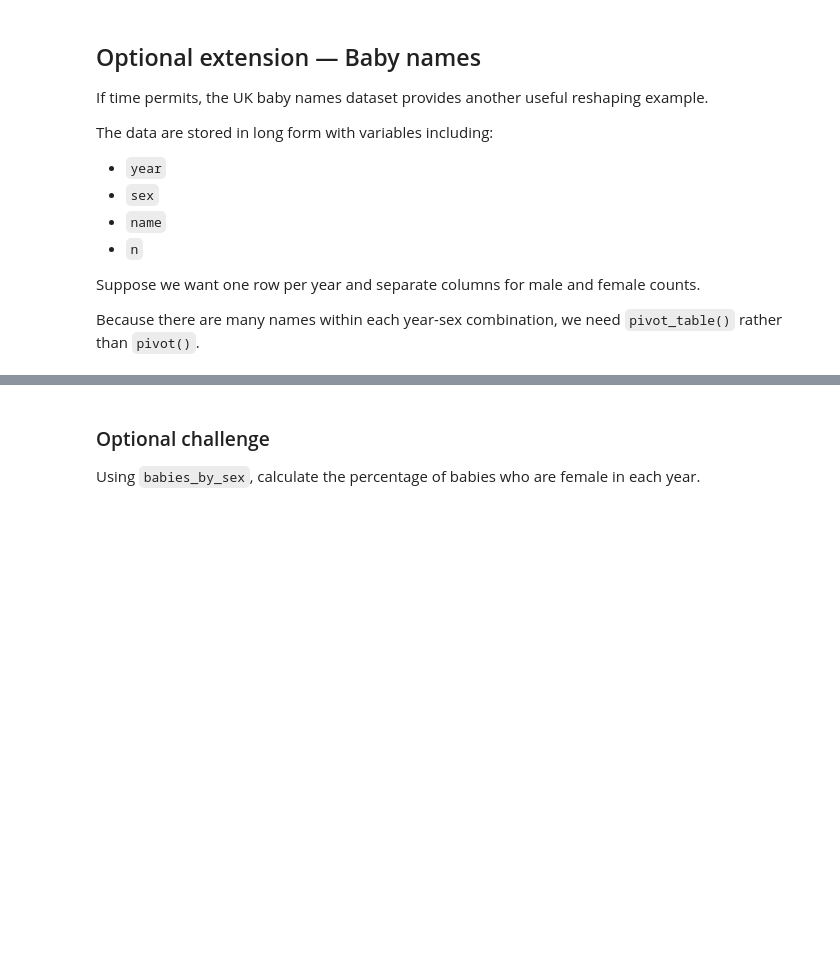
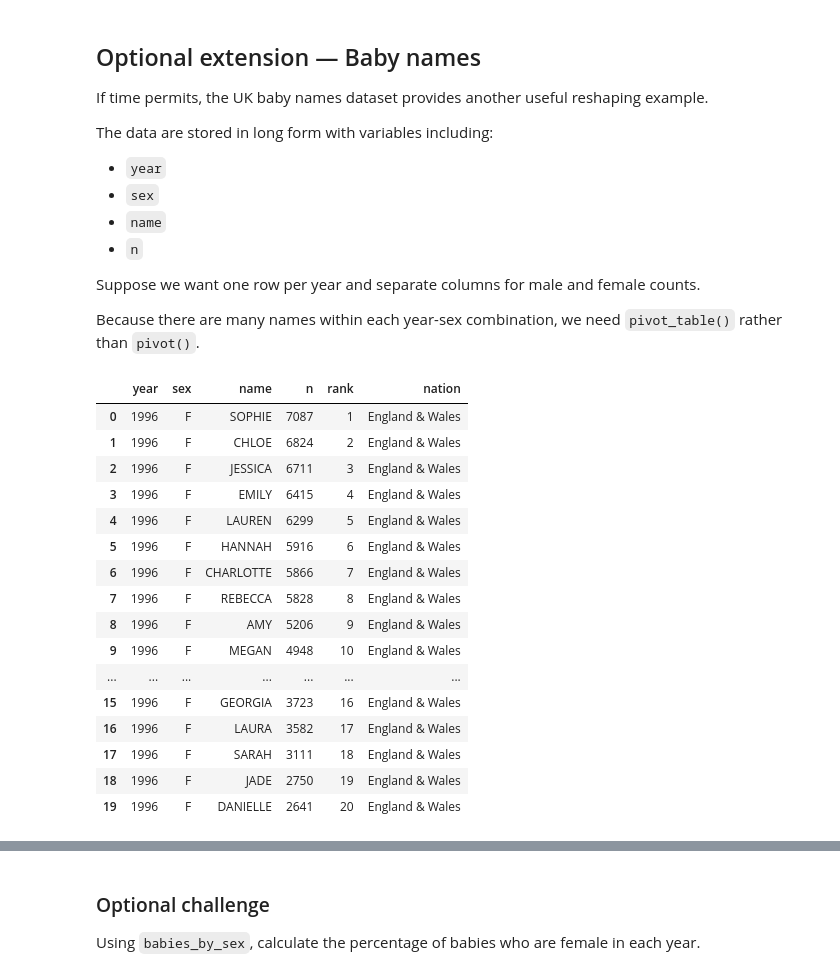
Before and after one commit to fepeti13/analytics-through-coding-repo, a Jupyter notebook: Session_2/2_Tidy_Data_AUT26.ipynb, the cells around one changed output, grey strips where cells are left out. Drawn from its saved outputs; the diff is of its cells as text; code cells hidden in the pictures; blank space fills up the shorter version.

```diff
--- a/Session_2/2_Tidy_Data_AUT26.ipynb
+++ b/Session_2/2_Tidy_Data_AUT26.ipynb
@@ -479,4 +443,24 @@ Because there are many names within each year-sex combination, we need `pivot_ta
 # %%
 # Optional
 
 babynames = pd.read_csv("../Data/ukbabynames.csv")
+
+babynames.head(20)
+# %% [output]
+|  | year | sex | name | n | rank | nation |
+| 0 | 1996 | F | SOPHIE | 7087 | 1 | England & Wales |
+| 1 | 1996 | F | CHLOE | 6824 | 2 | England & Wales |
+| 2 | 1996 | F | JESSICA | 6711 | 3 | England & Wales |
+| 3 | 1996 | F | EMILY | 6415 | 4 | England & Wales |
+| 4 | 1996 | F | LAUREN | 6299 | 5 | England & Wales |
+| 5 | 1996 | F | HANNAH | 5916 | 6 | England & Wales |
+| 6 | 1996 | F | CHARLOTTE | 5866 | 7 | England & Wales |
+| 7 | 1996 | F | REBECCA | 5828 | 8 | England & Wales |
+| 8 | 1996 | F | AMY | 5206 | 9 | England & Wales |
+| 9 | 1996 | F | MEGAN | 4948 | 10 | England & Wales |
+| ... | ... | ... | ... | ... | ... | ... |
+| 15 | 1996 | F | GEORGIA | 3723 | 16 | England & Wales |
+| 16 | 1996 | F | LAURA | 3582 | 17 | England & Wales |
+| 17 | 1996 | F | SARAH | 3111 | 18 | England & Wales |
+| 18 | 1996 | F | JADE | 2750 | 19 | England & Wales |
+| 19 | 1996 | F | DANIELLE | 2641 | 20 | England & Wales |
```
Also changed, not shown: parts of 11 cells of this notebook.
